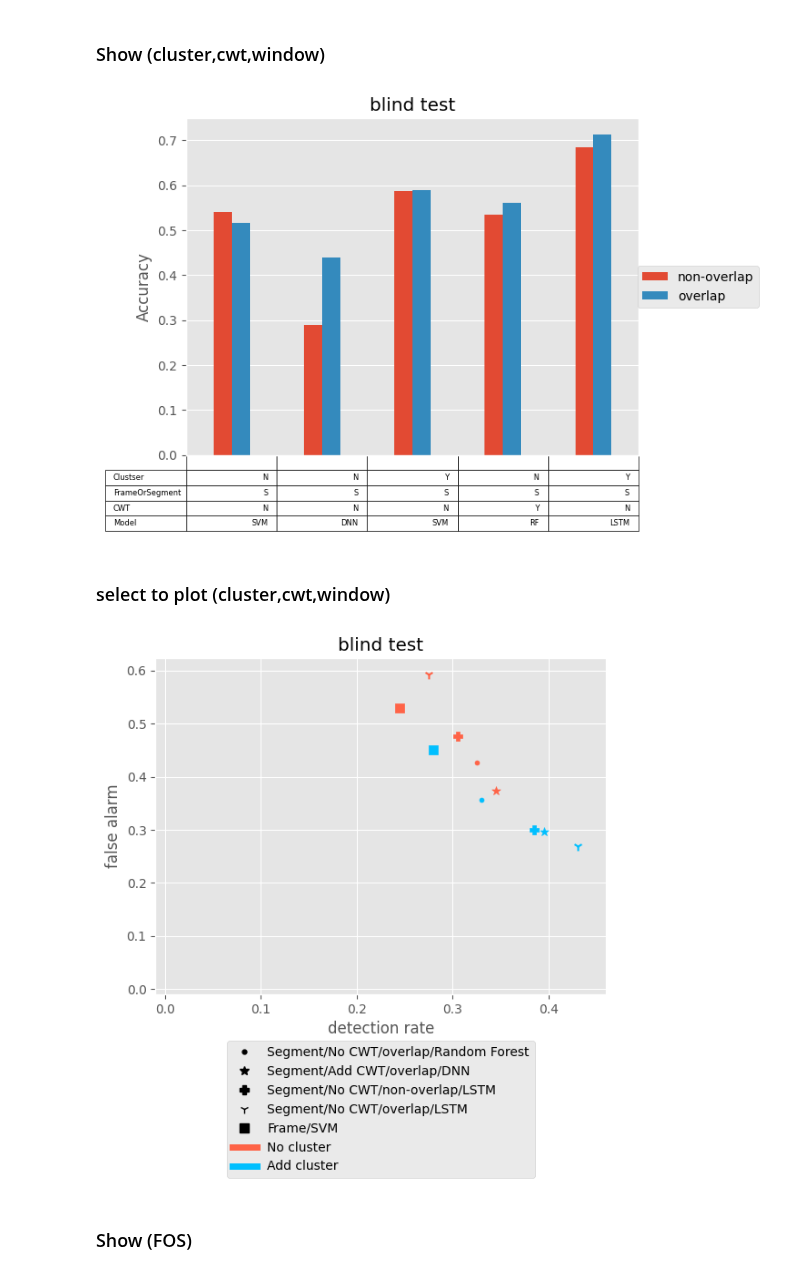
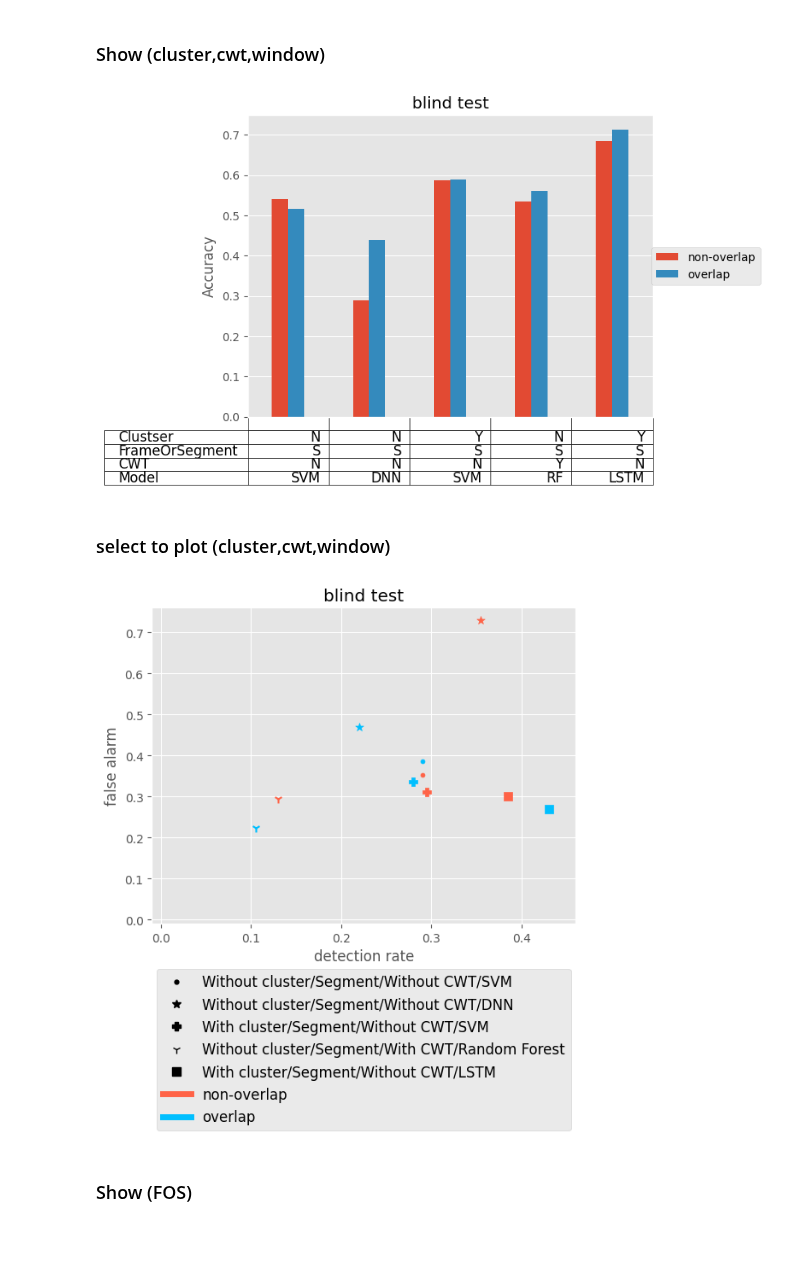
Before and after one commit to IS-Howard/final, a Jupyter notebook: result_ananlysis2.ipynb, the cells around one changed output. Saved outputs shown, nothing was run; the diff lists cells and outputs as text; code cells hidden in the pictures; blank space fills up the shorter version.

Commit message:
feat imp plot modify, result analysis update

```diff
--- a/result_ananlysis2.ipynb
+++ b/result_ananlysis2.ipynb
@@ -7,7 +7,7 @@ import matplotlib.cm as cm
 import os
 plt.style.use('ggplot')
 # %%
-save_root = '../final_data/analysis_plot/'
+save_root = '../final_data/analysis_plotL/'
 if save_root and not os.path.isdir(save_root):
     os.makedirs(save_root)
 # %%
@@ -197,42 +197,42 @@ del row_labels[compare]
 
 y = np.array(y)
 cell = np.array(cell)
 if sel:
     y = y[:,sel]
     cell = cell[:,sel]
 
 ax.title.set_text(subtitles[i])
 width = 0.1*cl
 x = np.arange(len(y[0]))
 spare_width = (1 - width)/cl
 
 for r in range(cl):
     ax.bar(x+r*width, y[r], width, label=legends[compare][r])
 ax.set_xlim(-spare_width,len(x)-spare_width)
 plt.xticks([])
 plt.ylabel(axes[s])
 plt.legend(loc='center right', bbox_to_anchor=(1.28, 0.5))
 
 # plot table
 table = plt.table(cellText=cell,
         rowLabels=row_labels,
         colLabels=['']*len(y[0]),
         loc='bottom')
 
 table.auto_set_font_size(False)
-table.set_fontsize(6)
+table.set_fontsize(12)
 
 if save_root:
     plt.savefig(save_root+cmp_titles[compare]+'_'+axess[s]+'_'+str(i+1)+'.png', bbox_inches="tight")
 # %% [output]
-[figure, old version]
+[figure, new version]
 # %% [markdown]
 ### select to plot (cluster,cwt,window)
 # %%
 # compare
-compare = 0 # 0 cluster, 2 cwt, 3 window
-sel = [4,11,12,13,16]
-i = 1 # te tt
+compare = 2 # 0 cluster, 2 cwt, 3 window
+sel = [0,2,3,7,13]
+i = 0 # te tt
 
 # axes
 axes = ['Accuracy', 'False Alerm', 'Detection Rate']
@@ -320,12 +320,12 @@ for v in range(len(sel)):
     legs.append(Line2D([], [], color='black', marker=markers[v], linestyle='None', markersize=7, label=leg))
 legs.append(Line2D([0], [0], color=colors[0], lw=5, label=legends[compare][0]))
 legs.append(Line2D([0], [0], color=colors[1], lw=5, label=legends[compare][1]))
-plt.legend(handles=legs, loc='upper center', bbox_to_anchor=(0.5,-0.12), fancybox=True)
+plt.legend(handles=legs, loc='upper center', bbox_to_anchor=(0.5,-0.12), fancybox=True, fontsize=12)
 
 if save_root:
     plt.savefig(save_root+cmp_titles[compare]+'_'+'FA&DR'+'_'+str(i+1)+'.png', bbox_inches="tight")
 # %% [output]
-[figure, old version]
+[figure, new version]
 # %% [markdown]
 ### Show (FOS)
 # %%
```
Also changed, not shown: parts of 6 cells of this notebook, 2 other files.
